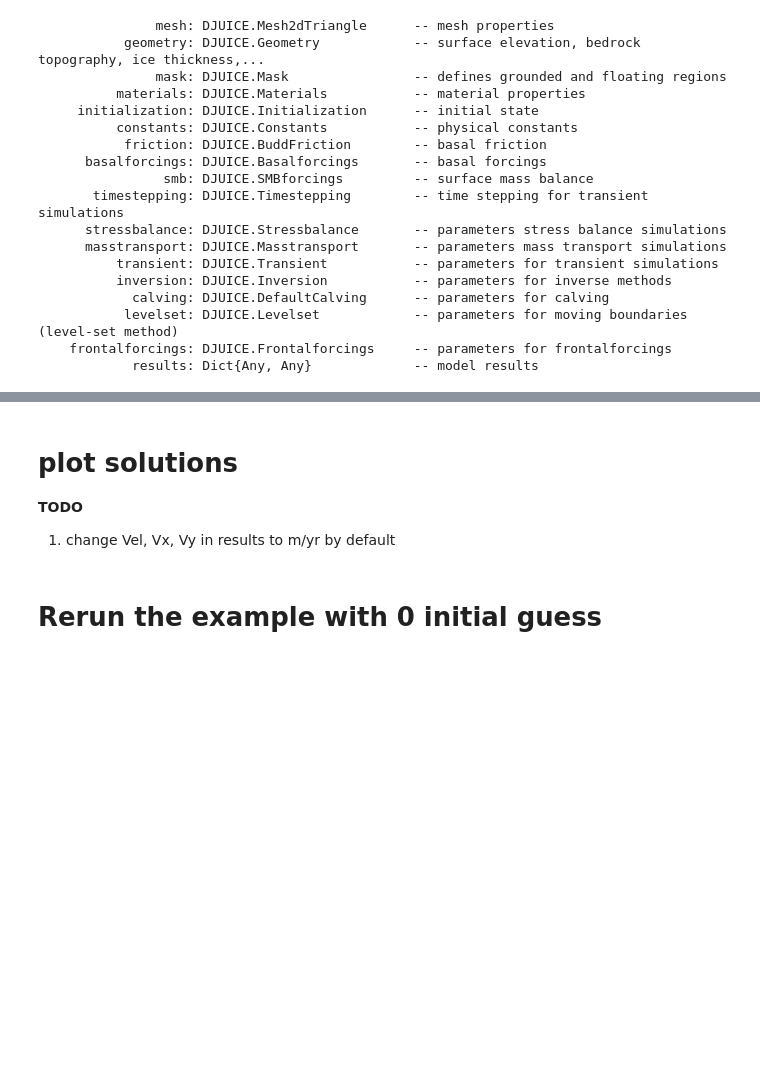
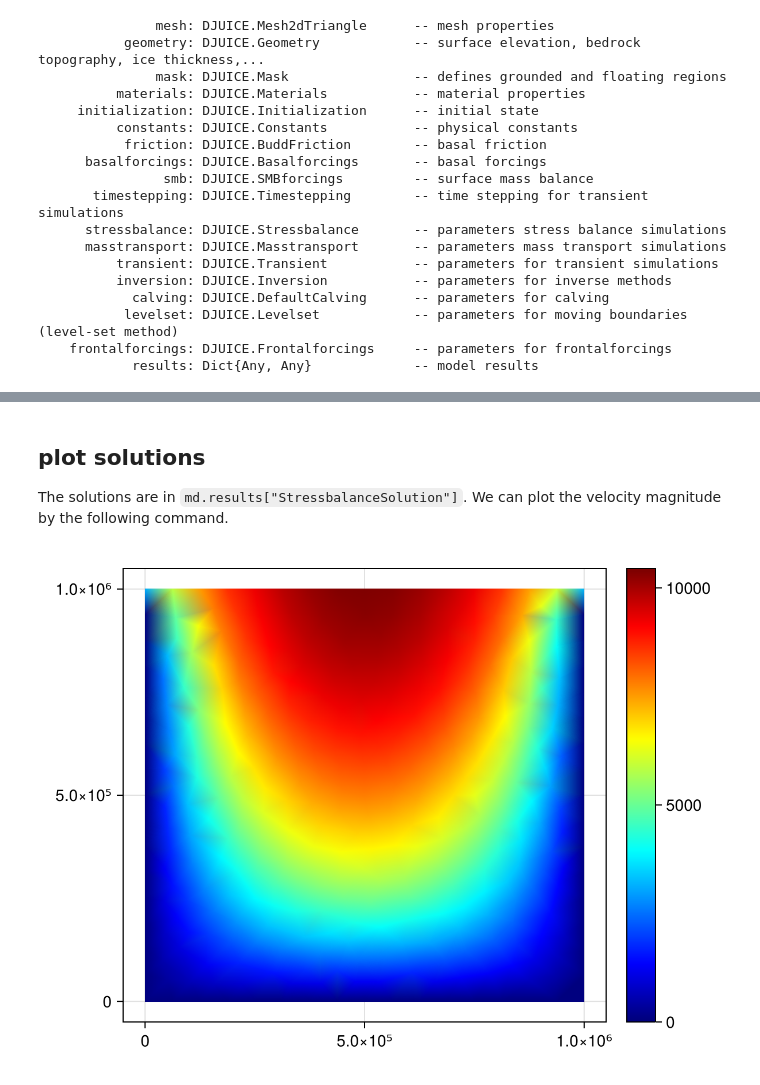
Before and after one commit to DJ4Earth/DJUICE.jl, a Jupyter notebook: examples/Tutorial_1_dJUICE_basic.ipynb, the cells around one changed output, grey strips where cells are left out. Cells and saved outputs as stored; diff of their text form; code cells hidden in the pictures; blank space fills up the shorter version.

```diff
--- a/examples/Tutorial_1_dJUICE_basic.ipynb
+++ b/examples/Tutorial_1_dJUICE_basic.ipynb
@@ -119,16 +122,5 @@ The initial velocity is set to ISSM solution, which will accelerate the solution
 # %%
-# set ice mask
-md = setmask(md,"all","")
-
-#Initial velocity
-x     = archread(issmdir()*"/test/Data/SquareShelfConstrained.arch","x")
-y     = archread(issmdir()*"/test/Data/SquareShelfConstrained.arch","y")
-vx    = archread(issmdir()*"/test/Data/SquareShelfConstrained.arch","vx")
-vy    = archread(issmdir()*"/test/Data/SquareShelfConstrained.arch","vy")
-index = Int.(archread(issmdir()*"/test/Data/SquareShelfConstrained.arch","index"))
-md.initialization.vx=InterpFromMeshToMesh2d(index,x,y,vx,md.mesh.x,md.mesh.y,0.0)
-md.initialization.vy=InterpFromMeshToMesh2d(index,x,y,vy,md.mesh.x,md.mesh.y,0.0)
-vel = (md.initialization.vx.^2+ md.initialization.vy.^2).^0.5
-# plot the velocity magenitude
-plotmodel(md, vel)
+# set initial velocity
+md.initialization.vx = zeros(md.mesh.numberofvertices);
+md.initialization.vy = zeros(md.mesh.numberofvertices);
 # %% [markdown]
@@ -189,9 +223,8 @@ md=solve(md,:Stressbalance)
 # %% [markdown]
-# plot solutions
+## plot solutions
 
-**TODO**
-1. change Vel, Vx, Vy in results to m/yr by default
+The solutions are in `md.results["StressbalanceSolution"]`. We can plot the velocity magnitude by the following command.
 # %%
-plotmodel(md, md.results["StressbalanceSolution"]["Vel"]*md.constants.yts)
+plotmodel(md, md.results["StressbalanceSolution"]["Vel"])
+# %% [output]
+[figure, added]
-# %% [markdown]
-# Rerun the example with 0 initial guess
```
Also changed, not shown: parts of 25 cells of this notebook, 2 other files.
